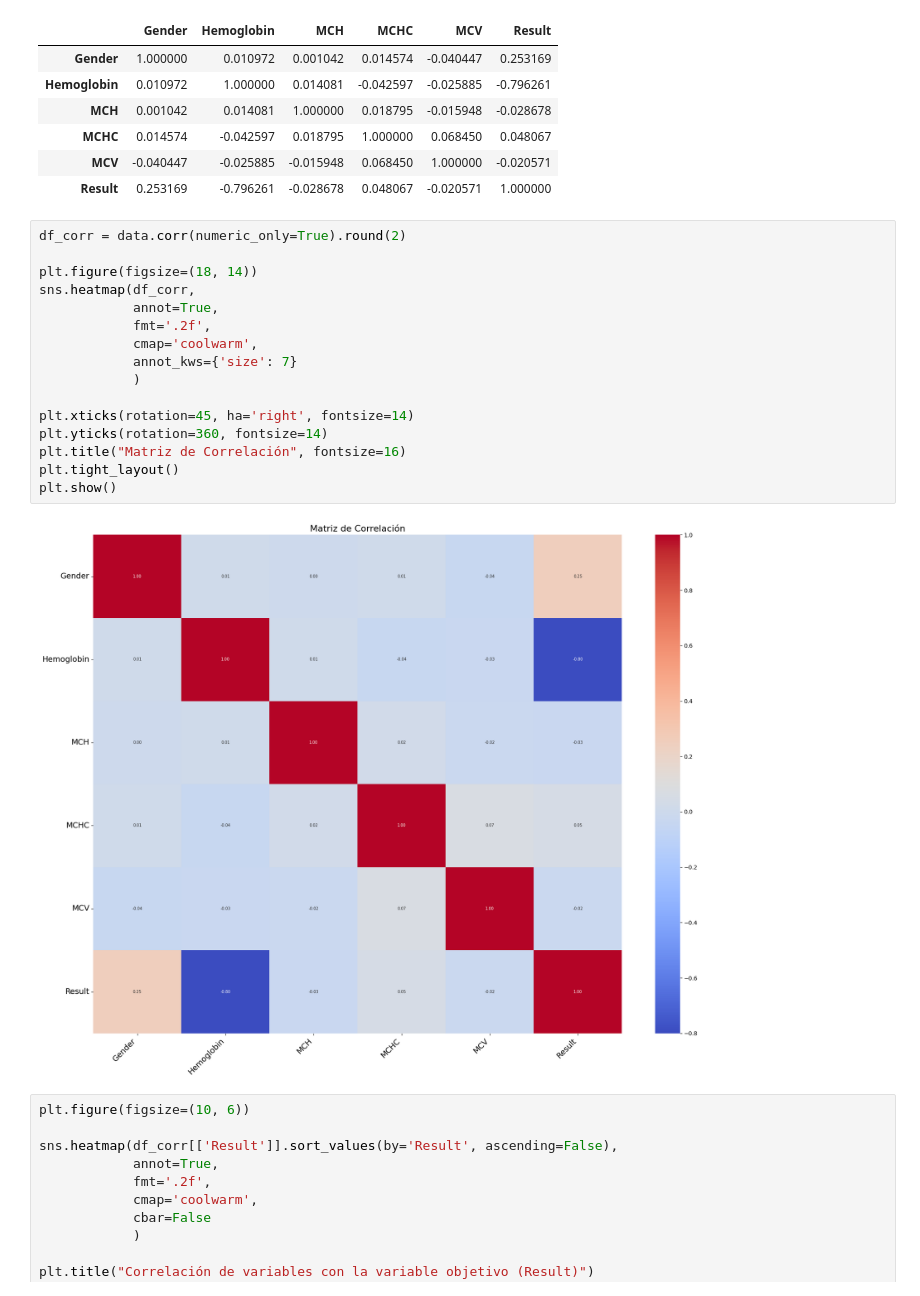
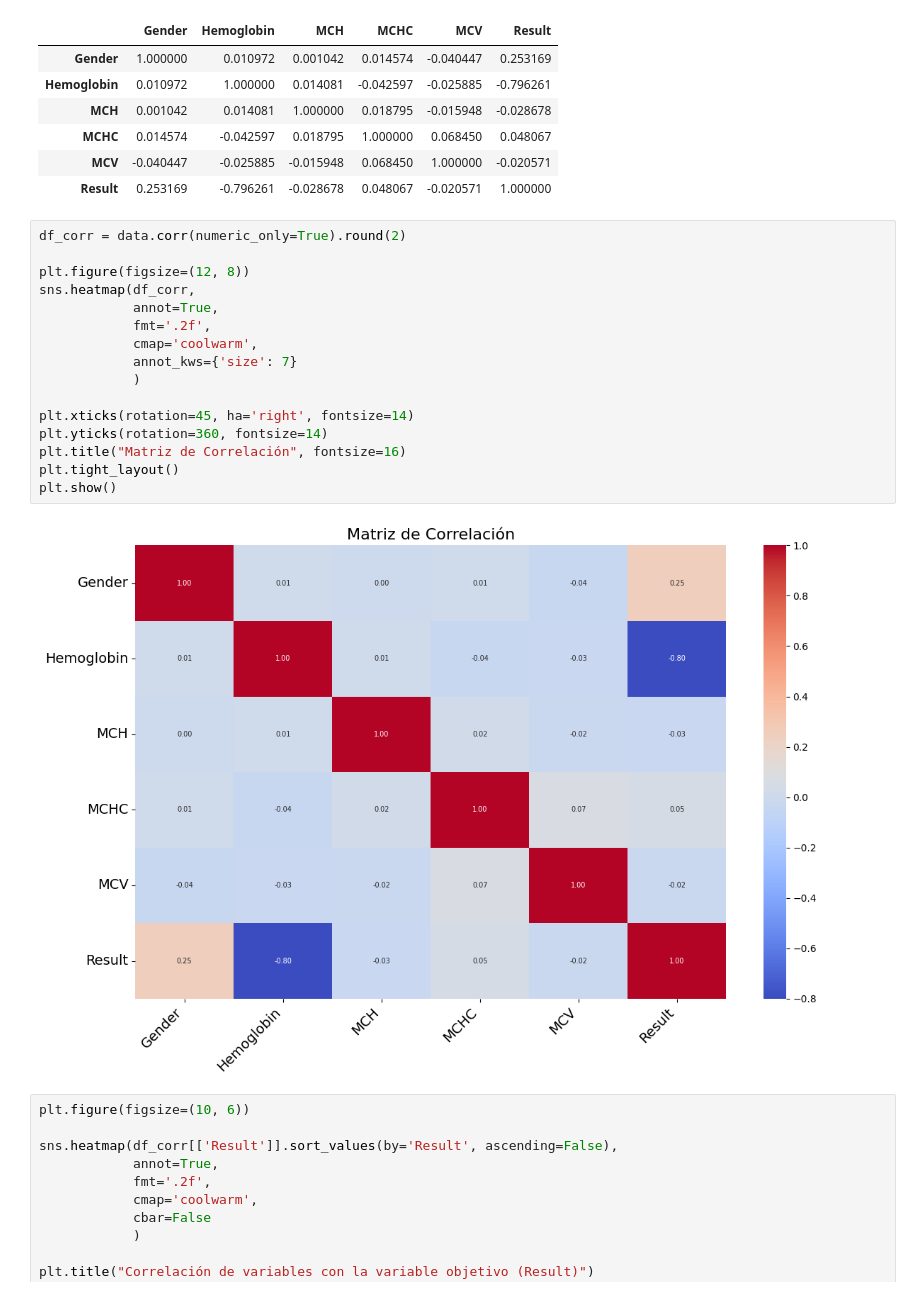
Before and after one commit to ezeperezds/Anemia-Prediction-System, a Jupyter notebook: notebooks/01_eda.ipynb, the cells around one changed output. Cells and saved outputs as stored; diff of their text form.

```diff
--- a/notebooks/01_eda.ipynb
+++ b/notebooks/01_eda.ipynb
@@ -280,21 +304,21 @@ data.corr(numeric_only=True)
 # %%
 df_corr = data.corr(numeric_only=True).round(2)
 
-plt.figure(figsize=(18, 14))
+plt.figure(figsize=(12, 8))
 sns.heatmap(df_corr,
             annot=True,
             fmt='.2f',
             cmap='coolwarm',
             annot_kws={'size': 7}
             )
 
 plt.xticks(rotation=45, ha='right', fontsize=14)
 plt.yticks(rotation=360, fontsize=14)
 plt.title("Matriz de Correlación", fontsize=16)
 plt.tight_layout()
 plt.show()
 # %% [output]
-[figure, old version]
+[figure, new version]
 # %%
 plt.figure(figsize=(10, 6))
 
```
Also changed, not shown: parts of 9 cells of this notebook.
